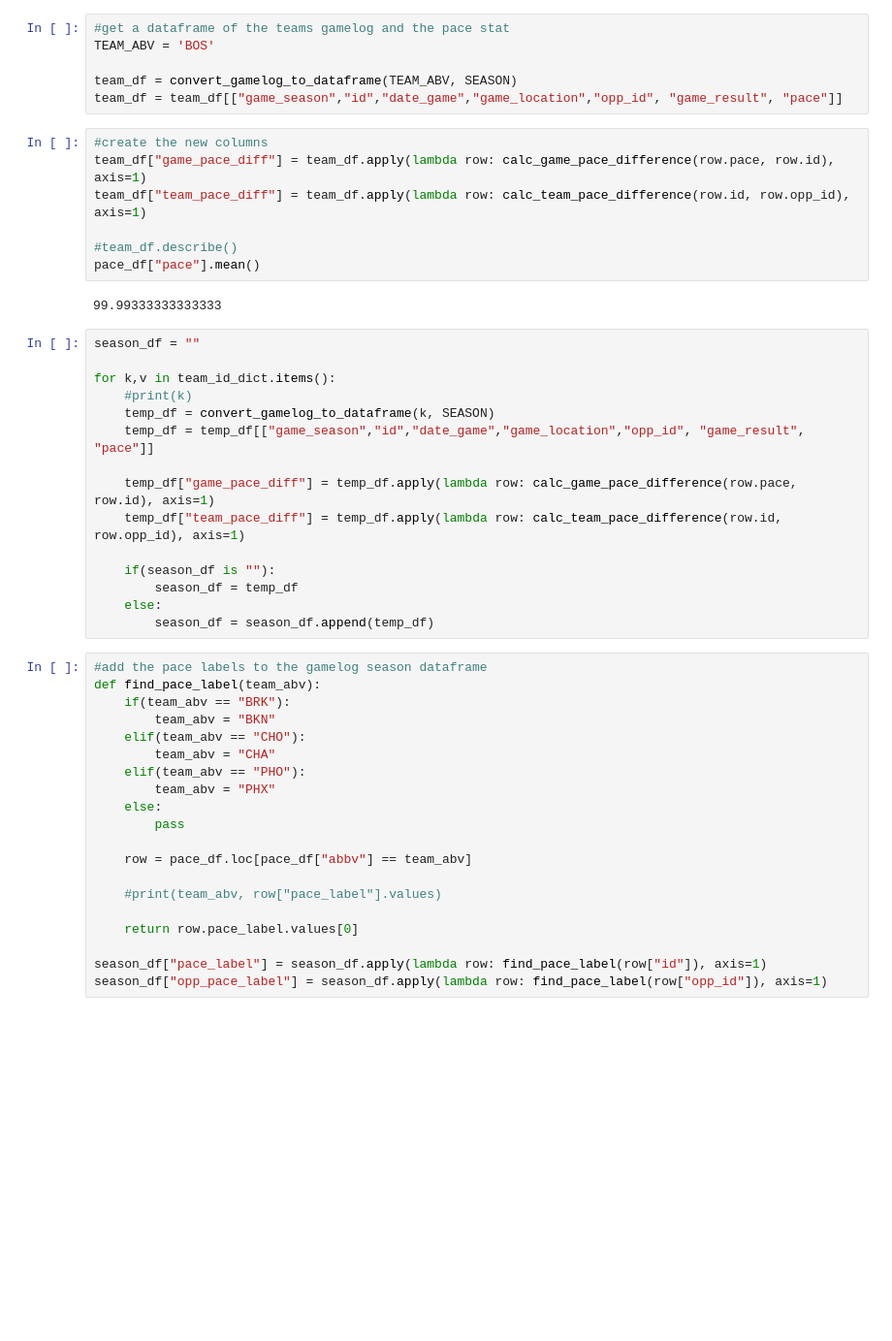
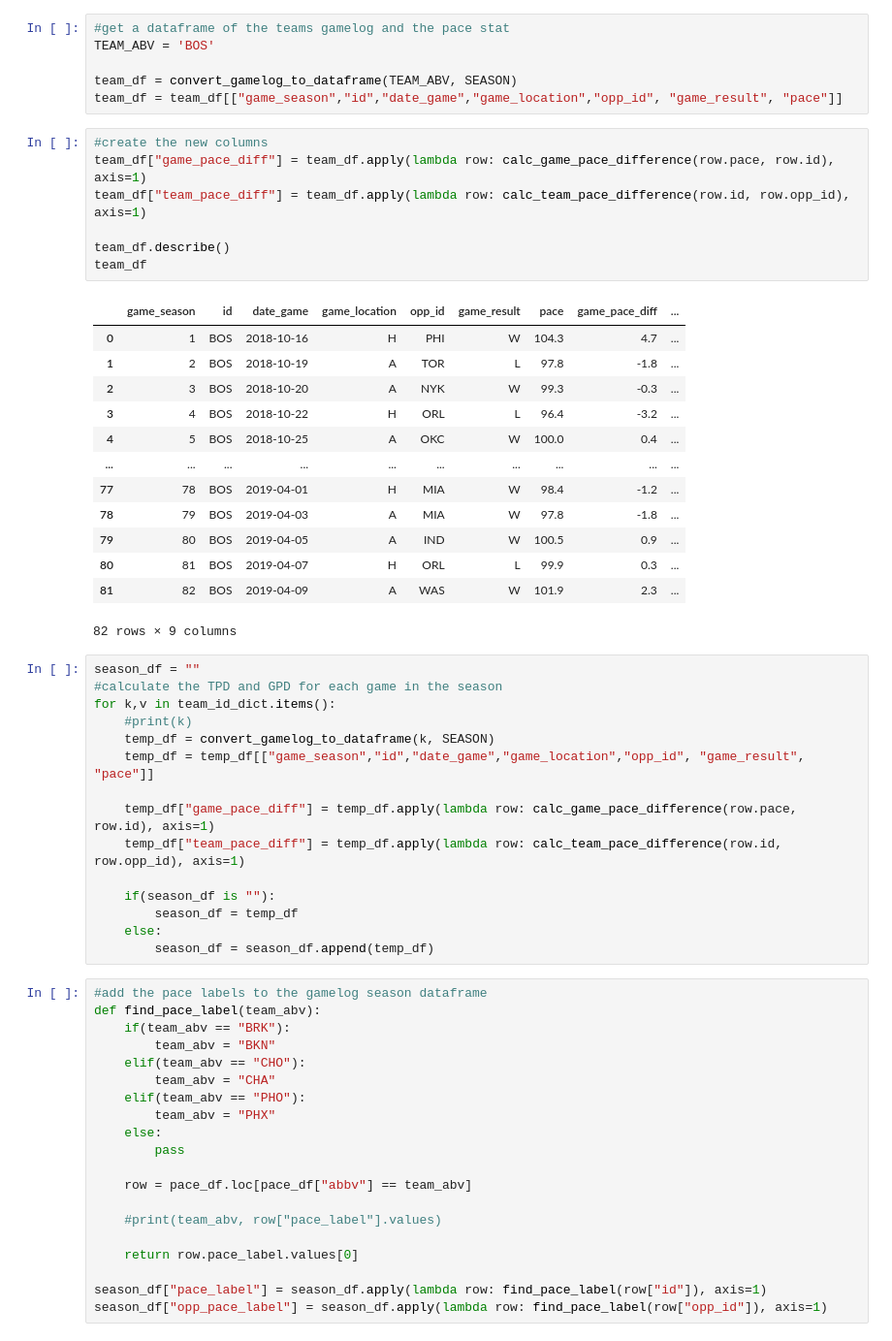
Before and after one commit to andystjean1/nba-pace-analysis, a Jupyter notebook: pace_analysis.ipynb, the cells around one changed output. Shown at 97% size. Saved outputs shown, nothing was run; the diff lists cells and outputs as text; blank space fills up the shorter version.

```diff
--- a/pace_analysis.ipynb
+++ b/pace_analysis.ipynb
@@ -162,15 +163,27 @@ team_df = team_df[["game_season","id","date_game","game_location","opp_id", "gam
 # %%
 #create the new columns
 team_df["game_pace_diff"] = team_df.apply(lambda row: calc_game_pace_difference(row.pace, row.id), axis=1)
 team_df["team_pace_diff"] = team_df.apply(lambda row: calc_team_pace_difference(row.id, row.opp_id), axis=1)
 
-#team_df.describe()
-pace_df["pace"].mean()
+team_df.describe()
+team_df
 # %% [output]
+|  | game_season | id | date_game | game_location | opp_id | game_result | pace | game_pace_diff | ... |
+| 0 | 1 | BOS | 2018-10-16 | H | PHI | W | 104.3 | 4.7 | ... |
+| 1 | 2 | BOS | 2018-10-19 | A | TOR | L | 97.8 | -1.8 | ... |
+| 2 | 3 | BOS | 2018-10-20 | A | NYK | W | 99.3 | -0.3 | ... |
+| 3 | 4 | BOS | 2018-10-22 | H | ORL | L | 96.4 | -3.2 | ... |
+| 4 | 5 | BOS | 2018-10-25 | A | OKC | W | 100.0 | 0.4 | ... |
+| ... | ... | ... | ... | ... | ... | ... | ... | ... | ... |
+| 77 | 78 | BOS | 2019-04-01 | H | MIA | W | 98.4 | -1.2 | ... |
+| 78 | 79 | BOS | 2019-04-03 | A | MIA | W | 97.8 | -1.8 | ... |
+| 79 | 80 | BOS | 2019-04-05 | A | IND | W | 100.5 | 0.9 | ... |
+| 80 | 81 | BOS | 2019-04-07 | H | ORL | L | 99.9 | 0.3 | ... |
+| 81 | 82 | BOS | 2019-04-09 | A | WAS | W | 101.9 | 2.3 | ... |
-99.99333333333333
+82 rows × 9 columns
 # %%
 season_df = ""
-
+#calculate the TPD and GPD for each game in the season
 for k,v in team_id_dict.items():
     #print(k)
     temp_df = convert_gamelog_to_dataframe(k, SEASON)
```
Also changed, not shown: parts of 6 cells of this notebook, 1 other file.
